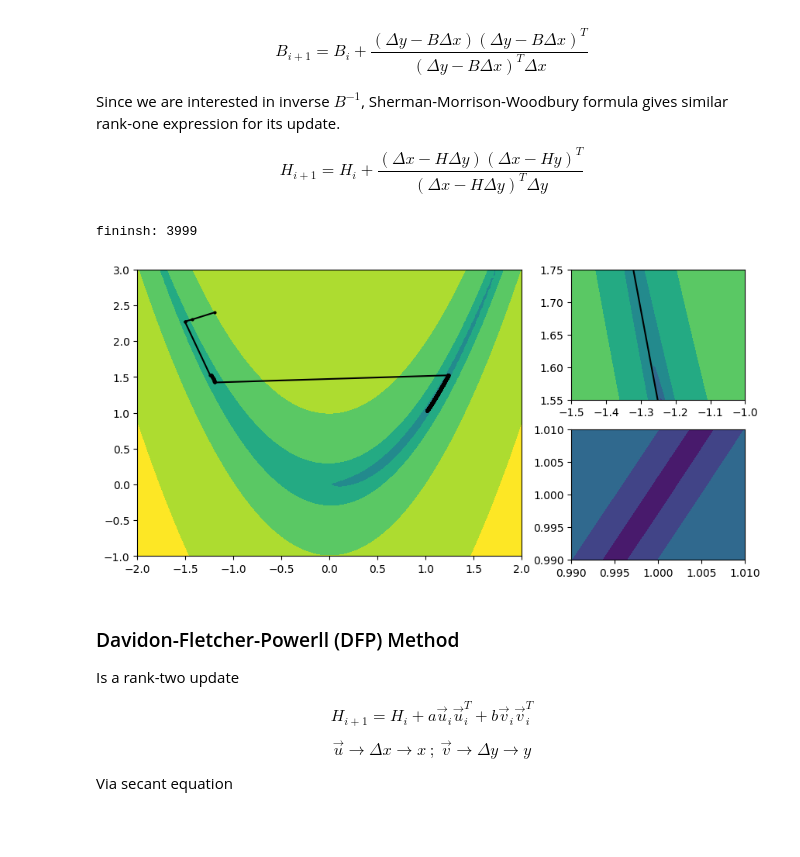
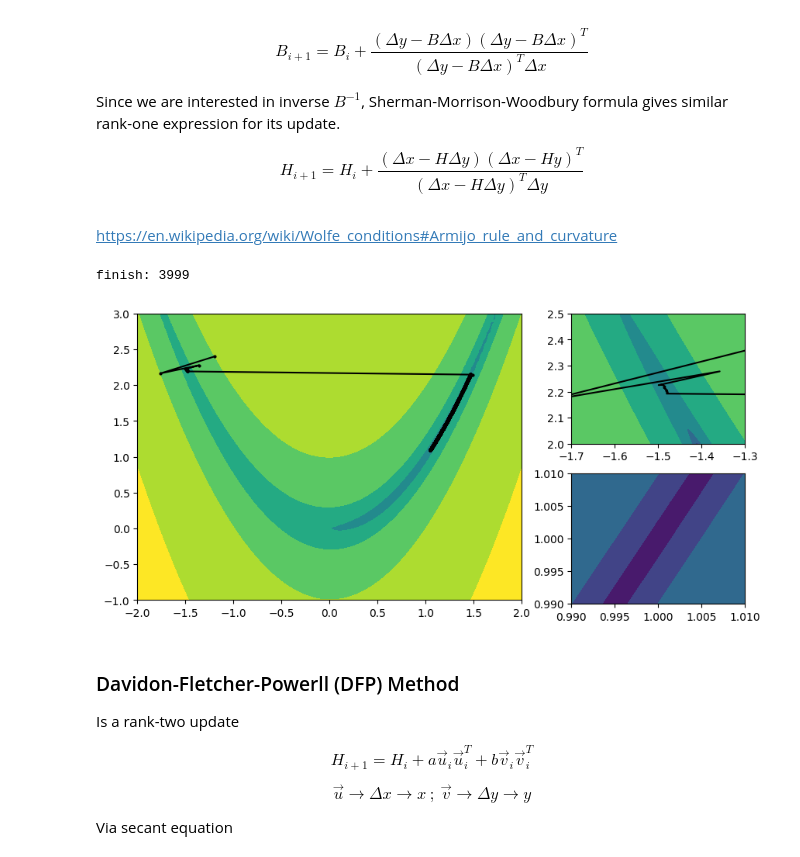
Before and after one commit to ajegorovs/aj_python_tool_lib, a Jupyter notebook: data_processing/optimization/Notes_Second_Order_Methods.ipynb, the cells around one changed output. Saved outputs shown, nothing was run; the diff lists cells and outputs as text; code cells hidden in the pictures; blank space fills up the shorter version.

```diff
--- a/data_processing/optimization/Notes_Second_Order_Methods.ipynb
+++ b/data_processing/optimization/Notes_Second_Order_Methods.ipynb
@@ -181,54 +185,62 @@ $$\boxed{B_{i+1} = B_i + \frac{(\Delta y - B\Delta x)(\Delta y - B\Delta x)^T}{(
 Since we are interested in inverse $B^{-1}$, Sherman-Morrison-Woodbury formula gives similar rank-one expression for its update.
 
 $$\boxed{H_{i+1} = H_i + \frac{(\Delta x - H \Delta y)(\Delta x - H y)^T}{(\Delta x -H\Delta y)^T \Delta y}}$$
+# %% [markdown]
+https://en.wikipedia.org/wiki/Wolfe_conditions#Armijo_rule_and_curvature
 # %%
 x = np.array([[-1.2,2.4]]).T # Starting point
 H = np.eye(2)
 eps = 1e-8
 num_iterations = 4000
-rho = 0.1
+rho = 0.5
 beta = 1e-4
 
 traj = [x.T[0].copy()]
 g = grad_f_L(*x.flatten()).T
 for k in range(num_iterations):
     d       = - H @ g
     gd      = (g.T @ d)[0,0]
     f_x     = f_L(*x.flatten())
     alpha   = 5
     i       = 0
-    while True: # line search
-        x_new       = x - alpha*g
+    sigma   = 0.9
+    while True:
+        x_new       = x + alpha*d
         f_xad       = f_L(*x_new.flatten())
         #print(f'{i = };\t {alpha = };\t {f_xad = :0.1f};\t {f_x + beta*alpha*gd = :0.3f};\t {x_new.flatten() = }')
         if f_xad <=  f_x + beta*alpha*gd:
+            g_new   = grad_f_L(*x_new.flatten()).T
+            if i > 100: break
+            # gd2     = (g_new.T @ d)[0,0]
+            # if -gd2 <= -sigma * gd: # Strong Wolfe condition on curvature
+            #    break
             break
         alpha *= rho
         i += 1
 
-    g_new   = grad_f_L(*x_new.flatten()).T
-
     dx      = x_new - x
     dg      = g_new - g
-    u      = dx - H @ dg
-    H       = H + (u @ u.T)/(u.T @ dg + eps)
+    u       = dx - H @ dg
+    ug      = u.T @ dg
+    if ug >= 1e-8 * np.linalg.norm(dg)*np.linalg.norm(u):
+        H       = H + (u @ u.T)/(ug+ eps)
 
     x       = x_new.copy()
     g       = g_new.copy()
     traj.append(x.flatten().copy())
 
     if np.linalg.norm(x - 1) < 0.001:
         break
 
-print('fininsh:',k)
+print('finish:',k)
 #print(traj)
 dom1 = ((-2,2),(-1,3))
-dom2 = ((-1.5, -1),(1.55,1.75))
+dom2 = ((-1.7, -1.3),(2,2.5))
 dom3 = ((1-0.01, 1+0.01), (1-0.01, 1+0.01))
 plot_grad(traj, dom1,dom2,dom3)
 # %% [output]
-fininsh: 3999
+finish: 3999
-[figure, old version]
+[figure, new version]
 # %% [markdown]
 ### Davidon-Fletcher-Powerll (DFP) Method
 Is a rank-two update
```
Also changed, not shown: parts of 3 cells of this notebook, 1 other file.
